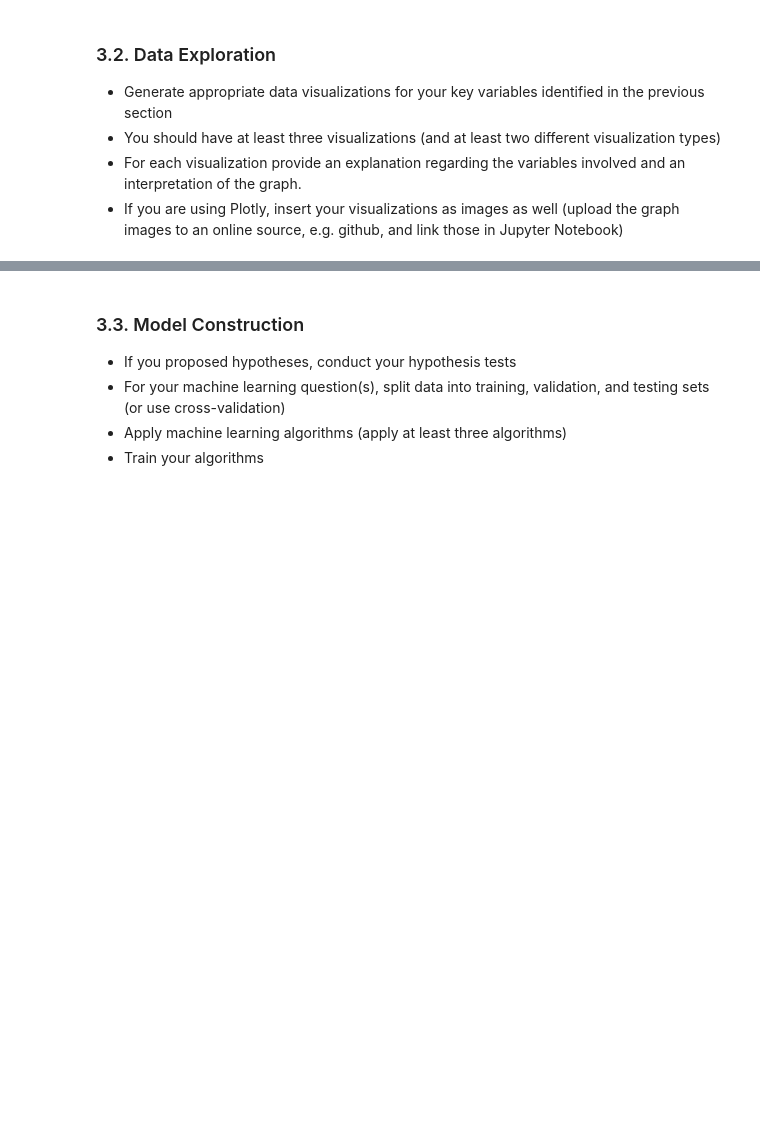
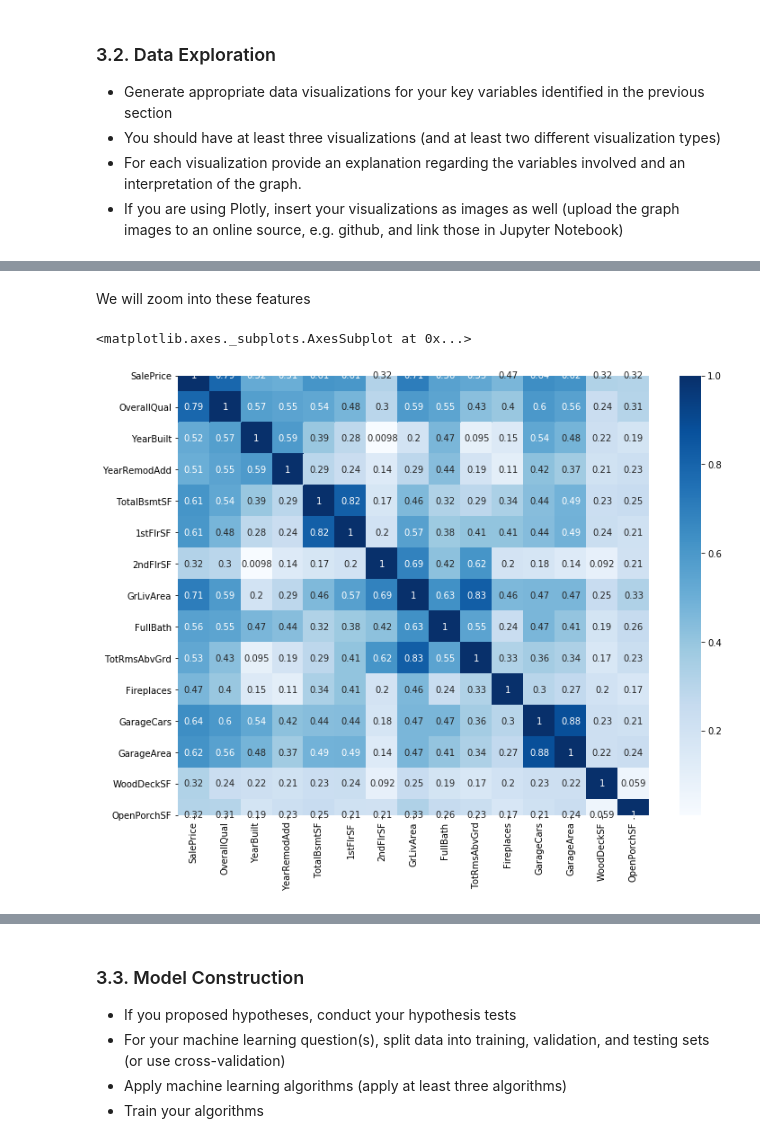
Before and after one commit to radoslavovm/ds3000_project, a Jupyter notebook: DS3000_FP4_Section2_Group16.ipynb, the cells around one changed output, grey strips where cells are left out. Cells and saved outputs as stored; diff of their text form; code cells hidden in the pictures; blank space fills up the shorter version.

```diff
--- a/DS3000_FP4_Section2_Group16.ipynb
+++ b/DS3000_FP4_Section2_Group16.ipynb
@@ -279,0 +300,14 @@ Now that we have cleaned the data as we desired, we could proceed to data explor
+# %% [markdown]
+We will zoom into these features
+# %%
+high_corr = train[['SalePrice','OverallQual', 'YearBuilt',
+                    'YearRemodAdd','TotalBsmtSF', '1stFlrSF',
+                    '2ndFlrSF', 'GrLivArea','FullBath',
+                    'TotRmsAbvGrd','Fireplaces', 'GarageCars',
+                    'GarageArea','WoodDeckSF','OpenPorchSF']]
+cor_matrix = high_corr.corr().abs()
+f, ax = plt.subplots(figsize=(12, 9))
+sns.heatmap(cor_matrix, cmap="Blues", annot=True, square=True)
+# %% [output]
+<matplotlib.axes._subplots.AxesSubplot at 0x...>
+[figure, added]
```
Also changed, not shown: parts of 11 cells of this notebook.
